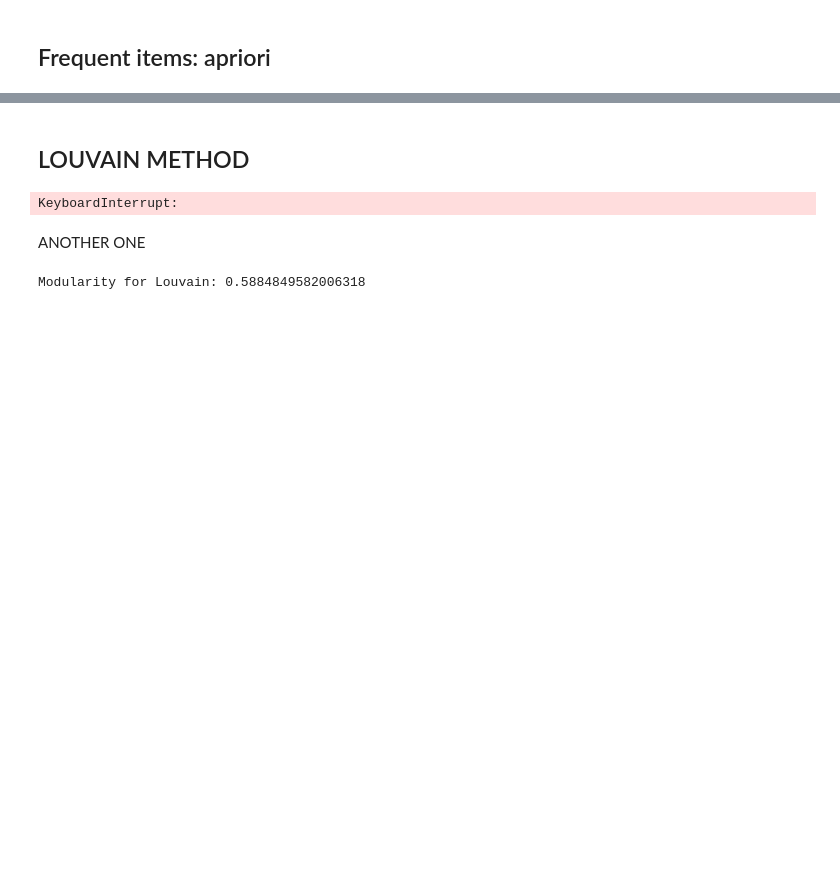
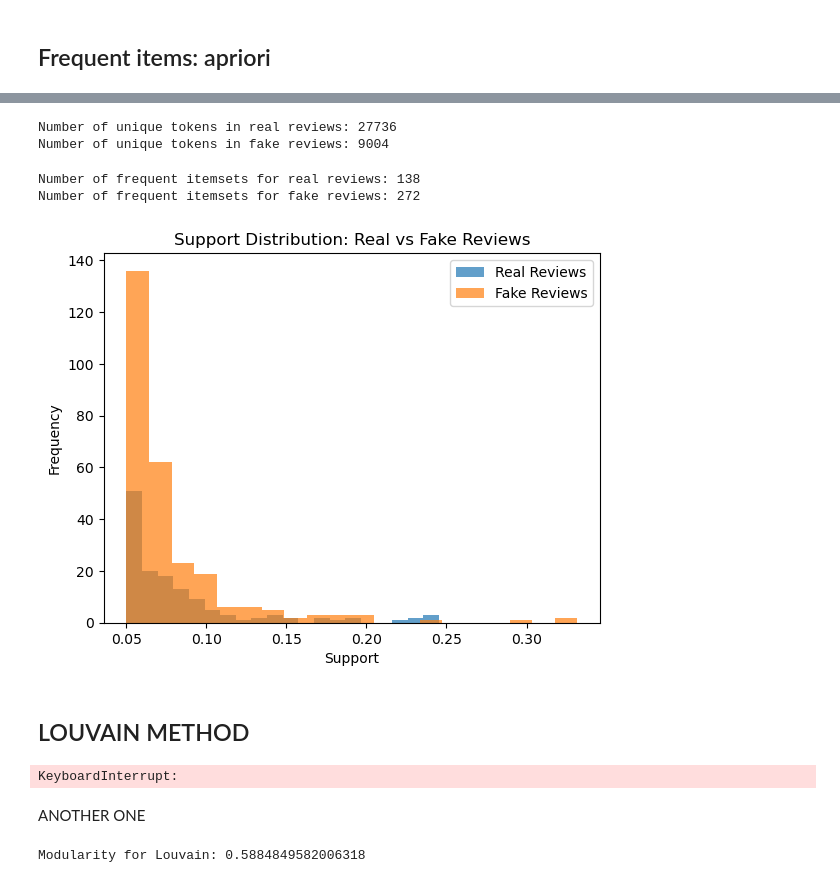
Before and after one commit to malfriduranna/02807_final_project, a Jupyter notebook: notebooks/vedis.ipynb, the cells around one changed output, grey strips where cells are left out. Saved outputs shown, nothing was run; the diff lists cells and outputs as text; code cells hidden in the pictures; blank space fills up the shorter version.

Commit message:
changes og new data

```diff
--- a/notebooks/vedis.ipynb
+++ b/notebooks/vedis.ipynb
@@ -554,0 +382,19 @@ print(frequent_itemsets)
+# %%
+# Split into real and fake reviews
+real_reviews = df[df['label'] == "OR"]  # Real reviews
+fake_reviews = df[df['label'] == "CG"]  # Fake reviews
+# %%
+# Create baskets for real and fake reviews
+real_baskets = real_reviews['processed_text'].tolist()
+fake_baskets = fake_reviews['processed_text'].tolist()
+# %%
+# Encode real reviews
+te = TransactionEncoder()
+real_encoded = te.fit(real_baskets).transform(real_baskets)
+real_df = pd.DataFrame(real_encoded, columns=te.columns_)
+
+# Find frequent itemsets for real reviews
+real_itemsets = apriori(real_df, min_support=0.05, use_colnames=True)
+num_itemsets_real=len(real_itemsets)
+# Generate association rules for real reviews
+real_rules = association_rules(real_itemsets, metric="confidence", min_threshold=0.02, num_itemsets=num_itemsets_real)
@@ -554,0 +417,11 @@ print(frequent_itemsets)
+# %%
+# Encode real reviews
+te = TransactionEncoder()
+fake_encoded = te.fit(fake_baskets).transform(fake_baskets)
+fake_df = pd.DataFrame(fake_encoded, columns=te.columns_)
+
+# Find frequent itemsets for real reviews
+fake_itemsets = apriori(fake_df, min_support=0.05, use_colnames=True)
+num_itemsets_fake = len(fake_itemsets)
+# Generate association rules for real reviews
+fake_rules = association_rules(fake_itemsets, metric="confidence", min_threshold=0.6, num_itemsets=num_itemsets_fake)
@@ -555,3 +444,34 @@ print(frequent_itemsets)
+# %%
+real_vocab = set([word for basket in real_baskets for word in basket])
+fake_vocab = set([word for basket in fake_baskets for word in basket])
+
+print("Number of unique tokens in real reviews:", len(real_vocab))
+print("Number of unique tokens in fake reviews:", len(fake_vocab))
+# %% [output]
+Number of unique tokens in real reviews: 27736
+Number of unique tokens in fake reviews: 9004
+# %%
+print("Number of frequent itemsets for real reviews:", len(real_itemsets))
+print("Number of frequent itemsets for fake reviews:", len(fake_itemsets))
+# %% [output]
+Number of frequent itemsets for real reviews: 138
+Number of frequent itemsets for fake reviews: 272
+# %%
+import matplotlib.pyplot as plt
+
+# Support for real reviews
+plt.hist(real_itemsets['support'], bins=20, alpha=0.7, label='Real Reviews')
+
+# Support for fake reviews
+plt.hist(fake_itemsets['support'], bins=20, alpha=0.7, label='Fake Reviews')
+
+plt.xlabel('Support')
+plt.ylabel('Frequency')
+plt.legend()
+plt.title('Support Distribution: Real vs Fake Reviews')
+plt.show()
+# %% [output]
+[figure, added]
 # %% [markdown]
 ## LOUVAIN METHOD
 # %%
```
Also changed, not shown: parts of 47 cells of this notebook, 3 other files.
